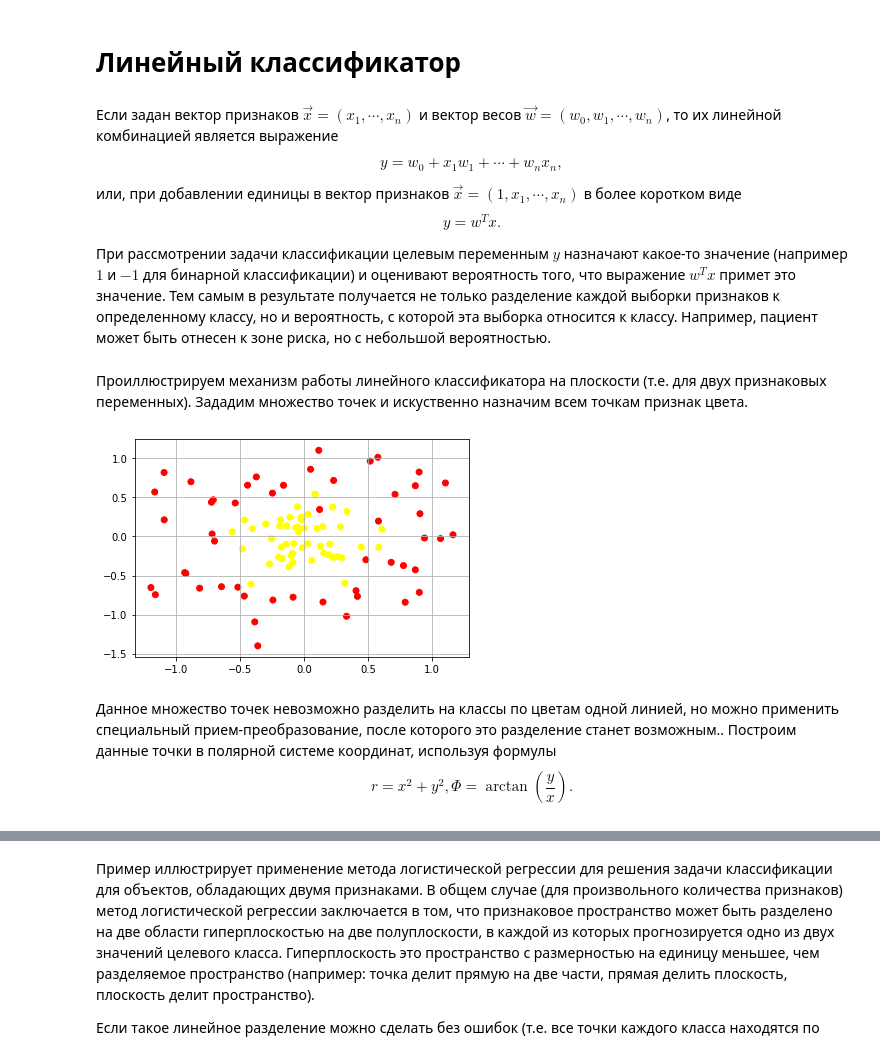
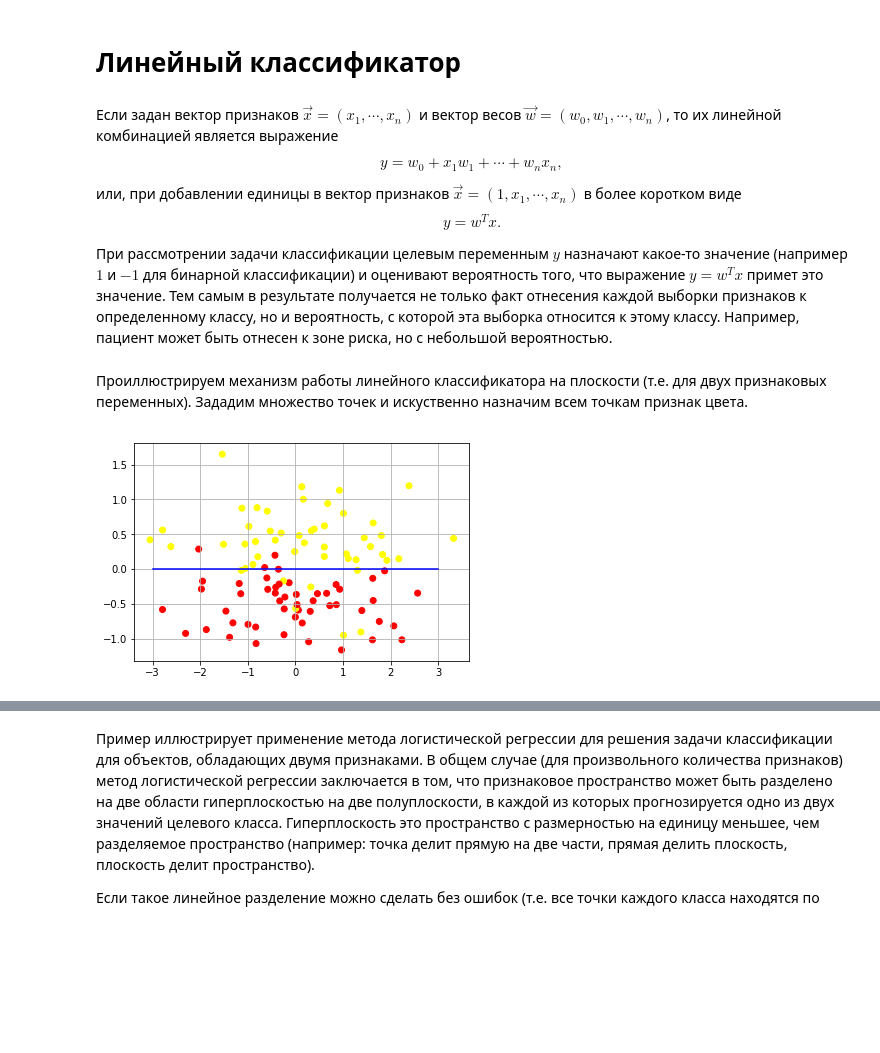
Before and after one commit to yurichernyshov/Data-Science-Course, a Jupyter notebook: lessons/lec-DA-LogisticRegression.ipynb, the cells around one changed output, grey strips where cells are left out. Saved outputs shown, nothing was run; the diff lists cells and outputs as text; code cells hidden in the pictures; blank space fills up the shorter version.

```diff
--- a/lessons/lec-DA-LogisticRegression.ipynb
+++ b/lessons/lec-DA-LogisticRegression.ipynb
@@ -56,6 +52,6 @@ $$
 y=w^T x.
 $$
 
-При рассмотрении задачи классификации целевым переменным $y$ назначают какое-то значение (например $1$ и $-1$ для бинарной классификации) и оценивают вероятность того, что выражение $w^Tx$ примет это значение. Тем самым в результате получается не только разделение каждой выборки признаков к определенному классу, но и вероятность, с которой эта выборка относится к классу. Например, пациент может быть отнесен к зоне риска, но с небольшой вероятностью.
+При рассмотрении задачи классификации целевым переменным $y$ назначают какое-то значение (например $1$ и $-1$ для бинарной классификации) и оценивают вероятность того, что выражение $y = w^Tx$ примет это значение. Тем самым в результате получается не только факт отнесения каждой выборки признаков к определенному классу, но и вероятность, с которой эта выборка относится к этому классу. Например, пациент может быть отнесен к зоне риска, но с небольшой вероятностью.
 # %% [markdown]
 Проиллюстрируем механизм работы линейного классификатора на плоскости (т.е. для двух признаковых переменных). Зададим множество точек и искуственно назначим всем точкам признак цвета.
@@ -62,17 +60,8 @@ $$
 # %%
-# sklearn.datasets.make_circles()
-points, color = make_circles(n_samples=100,
-                             shuffle=True,
-                             noise=0.25,
-                             random_state=1,
-                             factor=0.2)
-plt.scatter(np.array(points)[:,0],np.array(points)[:,1], c=color, cmap='autumn')
+points, color = make_classification(n_samples=100, n_classes=2, class_sep=0.5, random_state=1)
+plt.scatter(points[:,0], points[:,1], c=color, cmap='autumn')
+plt.plot([-3, 3], [0, 0], c='b')
 plt.grid(True)
 plt.show()
 # %% [output]
-[figure, old version]
+[figure, new version]
-# %% [markdown]
-Данное множество точек невозможно разделить на классы по цветам одной линией, но можно применить специальный прием-преобразование, после которого это разделение станет возможным.. Построим данные точки в полярной системе координат, используя формулы
-$$
-r = x^2 + y^2, \Phi = \arctan\left( \frac{y}{x}\right).
-$$
```
Also changed, not shown: parts of 17 cells of this notebook, 3 other files.
